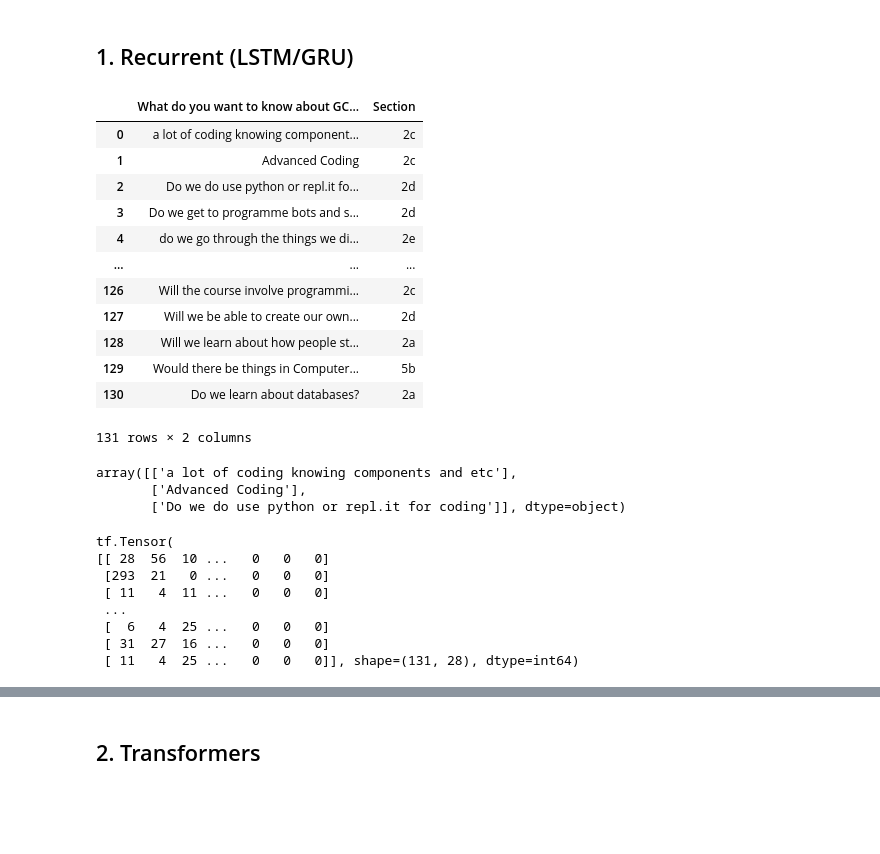
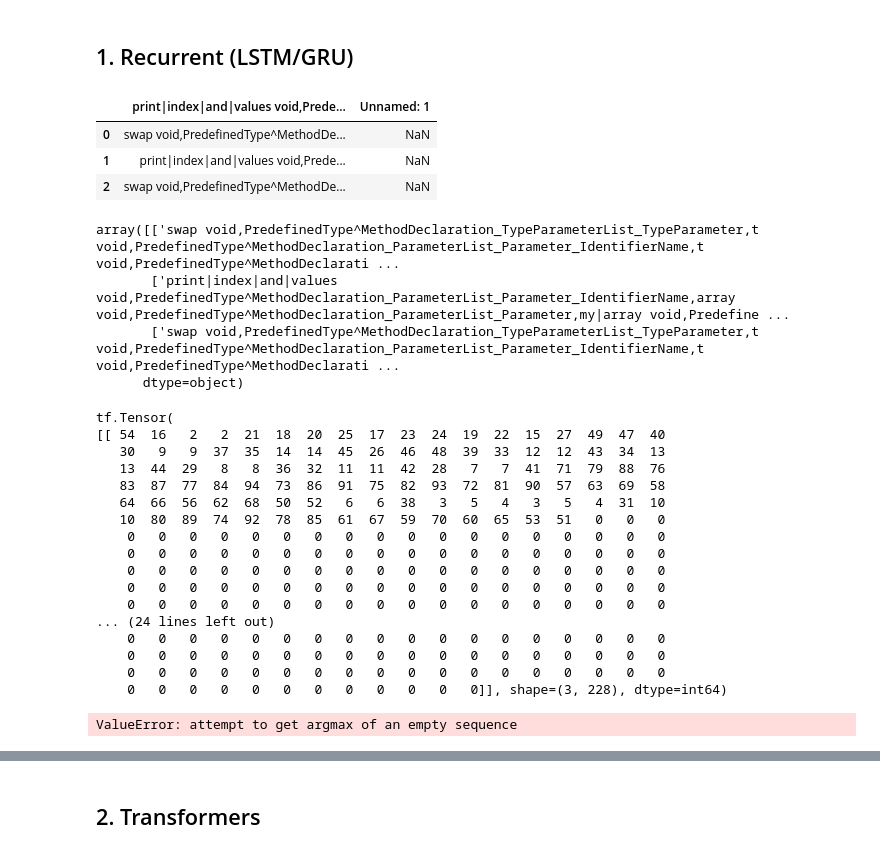
Before and after one commit to myahyavar/CodeSmellDetection, a Jupyter notebook: exam_ai-main/deep_learning.ipynb, the cells around one changed output, grey strips where cells are left out. Cells and saved outputs as stored; diff of their text form; code cells hidden in the pictures; blank space fills up the shorter version.

```diff
--- a/exam_ai-main/deep_learning.ipynb
+++ b/exam_ai-main/deep_learning.ipynb
@@ -13,30 +13,22 @@ import os
 import datetime
 import matplotlib.pyplot as plt
 # %%
-df = pd.read_csv('questions_processed.csv')
+df = pd.read_csv('results.txt',sep="<")
 df
 # %% [output]
-|  | What do you want to know about GC... | Section |
-| 0 | a lot of coding knowing component... | 2c |
-| 1 | Advanced Coding | 2c |
-| 2 | Do we do use python or repl.it fo... | 2d |
-| 3 | Do we get to programme bots and s... | 2d |
-| 4 | do we go through the things we di... | 2e |
-| ... | ... | ... |
-| 126 | Will the course involve programmi... | 2c |
-| 127 | Will we be able to create our own... | 2d |
-| 128 | Will we learn about how people st... | 2a |
-| 129 | Would there be things in Computer... | 5b |
-| 130 | Do we learn about databases? | 2a |
+|  | print|index|and|values void,Prede... | Unnamed: 1 |
+| 0 | swap void,PredefinedType^MethodDe... | NaN |
+| 1 | print|index|and|values void,Prede... | NaN |
+| 2 | swap void,PredefinedType^MethodDe... | NaN |
-131 rows × 2 columns
 # %%
 training_data = df[df.columns[0]].to_numpy()
 training_data = np.reshape(training_data,(-1,1))
 training_data[:3]
 # %% [output]
-array([['a lot of coding knowing components and etc'],
-       ['Advanced Coding'],
-       ['Do we do use python or repl.it for coding']], dtype=object)
+array([['swap void,PredefinedType^MethodDeclaration_TypeParameterList_TypeParameter,t void,PredefinedType^MethodDeclaration_ParameterList_Parameter_IdentifierName,t void,PredefinedType^MethodDeclarati ...
+       ['print|index|and|values void,PredefinedType^MethodDeclaration_ParameterList_Parameter_IdentifierName,array void,PredefinedType^MethodDeclaration_ParameterList_Parameter,my|array void,Predefine ...
+       ['swap void,PredefinedType^MethodDeclaration_TypeParameterList_TypeParameter,t void,PredefinedType^MethodDeclaration_ParameterList_Parameter_IdentifierName,t void,PredefinedType^MethodDeclarati ...
+      dtype=object)
 # %%
 vectorizer = layers.TextVectorization(output_mode="int")
 vectorizer.adapt(training_data)
@@ -44,17 +36,30 @@ integer_data = vectorizer(training_data)
 print(integer_data)
 # %% [output]
 tf.Tensor(
-[[ 28  56  10 ...   0   0   0]
- [293  21   0 ...   0   0   0]
- [ 11   4  11 ...   0   0   0]
- ...
- [  6   4  25 ...   0   0   0]
- [ 31  27  16 ...   0   0   0]
- [ 11   4  25 ...   0   0   0]], shape=(131, 28), dtype=int64)
+[[ 54  16   2   2  21  18  20  25  17  23  24  19  22  15  27  49  47  40
+   30   9   9  37  35  14  14  45  26  46  48  39  33  12  12  43  34  13
+   13  44  29   8   8  36  32  11  11  42  28   7   7  41  71  79  88  76
+   83  87  77  84  94  73  86  91  75  82  93  72  81  90  57  63  69  58
+   64  66  56  62  68  50  52   6   6  38   3   5   4   3   5   4  31  10
+   10  80  89  74  92  78  85  61  67  59  70  60  65  53  51   0   0   0
+    0   0   0   0   0   0   0   0   0   0   0   0   0   0   0   0   0   0
+    0   0   0   0   0   0   0   0   0   0   0   0   0   0   0   0   0   0
+    0   0   0   0   0   0   0   0   0   0   0   0   0   0   0   0   0   0
+    0   0   0   0   0   0   0   0   0   0   0   0   0   0   0   0   0   0
+    0   0   0   0   0   0   0   0   0   0   0   0   0   0   0   0   0   0
+... (24 lines left out)
+    0   0   0   0   0   0   0   0   0   0   0   0   0   0   0   0   0   0
+    0   0   0   0   0   0   0   0   0   0   0   0   0   0   0   0   0   0
+    0   0   0   0   0   0   0   0   0   0   0   0   0   0   0   0   0   0
+    0   0   0   0   0   0   0   0   0   0   0   0]], shape=(3, 228), dtype=int64)
 # %%
+#****************************************
+#need to modify this part
 labels = df[df.columns[1]]
 y = np.argmax(pd.get_dummies(labels).to_numpy(), axis=1)
 X_train, X_test, y_train, y_test = train_test_split(training_data, y, test_size=0.20, random_state=42, stratify=y)
+# %% [output]
+ValueError: attempt to get argmax of an empty sequence
 # %%
 max_features = 20000
 embedding_dim = 30
```
Also changed, not shown: parts of 6 cells of this notebook, 1 other file.
